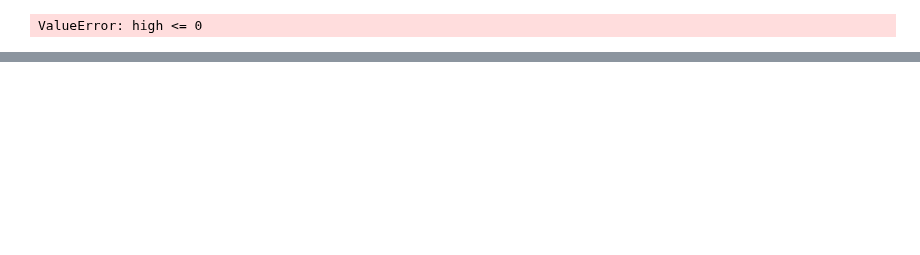
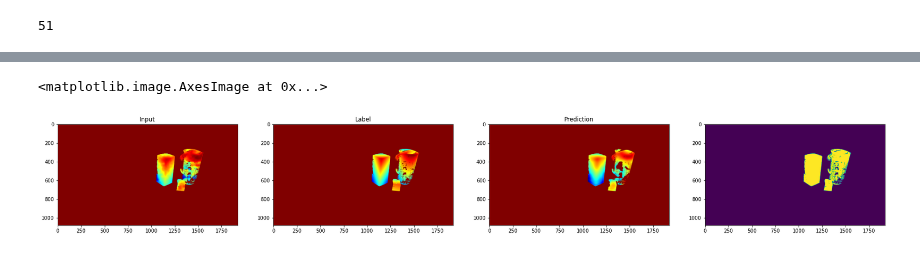
Before and after one commit to alr-internship/self-supervised-depth-denoising, a Jupyter notebook: notebooks/10_evaluate_model.ipynb, the cells around one changed output, grey strips where cells are left out. Saved outputs shown, nothing was run; the diff lists cells and outputs as text; code cells hidden in the pictures; blank space fills up the shorter version.

```diff
--- a/notebooks/10_evaluate_model.ipynb
+++ b/notebooks/10_evaluate_model.ipynb
@@ -76,54 +87,38 @@ logging.info(f'\nPredicting image {files[idx]} ...')
 rs_min = np.nanmin(rs_depth)
 rs_max = np.nanmax(rs_depth)
 
-set = BasicDataset.preprocess_set(
-    rs_rgb,
-    rs_depth,
-    mask,
-    zv_depth,
-    dataset_config
-)
-
+set = BasicDataset.preprocess_set(rs_rgb, rs_depth, mask, zv_depth, dataset_config)
 img = set['image'].unsqueeze(0)
-nan_mask = set['nan-mask'].squeeze().numpy()
-region_mask = set['region-mask'].squeeze().numpy()
 img = img.to(device=device, dtype=torch.float32)
 
 with torch.no_grad() and torch.cuda.amp.autocast(enabled=network_config['amp']):
     pred_depths = net(img)
     pred_depth = pred_depths.squeeze().float().cpu().detach().numpy()
 
-# resize images to prediction size
-input_rgb = BasicDataset.resize(rs_rgb, dataset_config.scale)
-# input_depth = BasicDataset.resize(rs_depth, dataset_config.scale)
-input_depth = img.numpy().squeeze()[3]
-# real_depth = BasicDataset.resize(zv_depth, dataset_config.scale)
-real_depth = set['label'].numpy().squeeze()
-output_rgb = BasicDataset.resize(zv_rgb, dataset_config.scale)
+pred_depth = BasicDataset.postprocess_set(set, pred_depth, dataset_config)
 
-# undo normalization
-if dataset_config.normalize_depths:
-    input_depth = unnormalize_depth(input_depth, dataset_config.normalize_depths_min, dataset_config.normalize_depths_max)
-    pred_depth = unnormalize_depth(pred_depth, dataset_config.normalize_depths_min, dataset_config.normalize_depths_max)
-    real_depth = unnormalize_depth(real_depth, dataset_config.normalize_depths_min, dataset_config.normalize_depths_max)
+# apply mask to input images
+rs_depth = np.where(mask, rs_depth, np.nan)
+zv_depth = np.where(mask, zv_depth, np.nan)
 
-# blackout pixel not in mask
-print(np.nanmin(pred_depth), np.nanmax(pred_depth))
-mask = np.logical_and(nan_mask, region_mask)
-pred_depth = np.where(mask, pred_depth, np.nan)
-input_depth = np.where(mask, input_depth, np.nan)
-real_depth = np.where(mask, real_depth, np.nan)
+depth_difference = np.abs(rs_depth - zv_depth)
+ot_depth_difference = np.abs(pred_depth - zv_depth)
+max_depth_difference = np.nanmax(depth_difference)
+logging.info(f"Mean depths: Input {np.nanmean(rs_depth)} Label {np.nanmean(zv_depth)} Predicted {np.nanmean(pred_depth)}")
+logging.info(f"Max depth difference : IT {max_depth_difference}")
+logging.info(f"Distance IT {np.nansum(np.abs(depth_difference))/ np.sum(mask)}")
+logging.info(f"Distance OT {np.nansum(np.abs(zv_depth - pred_depth)) / np.sum(mask)}")
 
-print(f"Mean depths: Input {np.nanmean(input_depth)} Label {np.nanmean(real_depth)} Predicted {np.nanmean(pred_depth)}")
-print(f"Distance IT {np.nansum(np.abs(input_depth - real_depth))/ np.sum(mask)}")
-print(f"Distance OT {np.nansum(np.abs(pred_depth - real_depth)) / np.sum(mask)}")
-
-pred_pcd = imgs_to_pcd(input_rgb, pred_depth, rs_ci)
-input_pcd = imgs_to_pcd(input_rgb, input_depth.astype(np.float32), rs_ci)
-output_pcd = imgs_to_pcd(output_rgb, real_depth, rs_ci)
+pred_pcd = imgs_to_pcd(rs_rgb, pred_depth, rs_ci)
+input_depth_difference_pcd = imgs_to_pcd(((depth_difference / max_depth_difference) * 255).astype(np.uint8), rs_depth, rs_ci)
+ot_depth_difference_pcd = imgs_to_pcd(((ot_depth_difference / np.nanmax(ot_depth_difference)) * 255).astype(np.uint8), rs_depth, rs_ci)
+input_pcd = imgs_to_pcd(rs_rgb, rs_depth.astype(np.float32), rs_ci)
+output_pcd = imgs_to_pcd(zv_rgb, zv_depth, rs_ci)
 
 o3d.visualization.draw_geometries([input_pcd])
 o3d.visualization.draw_geometries([output_pcd])
+o3d.visualization.draw_geometries([input_depth_difference_pcd])
+o3d.visualization.draw_geometries([ot_depth_difference_pcd])
 o3d.visualization.draw_geometries([pred_pcd])
 o3d.visualization.draw_geometries([input_pcd, output_pcd])
 o3d.visualization.draw_geometries([input_pcd, pred_pcd])
@@ -131,10 +126,10 @@ o3d.visualization.draw_geometries([pred_pcd, output_pcd])
 
 _, axarr = plt.subplots(1, 4, figsize=(30, 10))
 axarr[0].title.set_text("Input")
-axarr[0].imshow(visualize_depth(input_depth))
+axarr[0].imshow(visualize_depth(rs_depth))
 axarr[1].title.set_text("Label")
-axarr[1].imshow(visualize_depth(real_depth))
+axarr[1].imshow(visualize_depth(zv_depth))
 axarr[2].title.set_text("Prediction")
 axarr[2].imshow(visualize_depth(pred_depth))
-axarr[3].imshow(to_rgb(rs_rgb))
+axarr[3].imshow(mask)
 # %% [output]
@@ -142 +138 @@ axarr[3].imshow(to_rgb(rs_rgb))
-ValueError: high <= 0
+51
@@ -142,0 +143,2 @@ ValueError: high <= 0
+<matplotlib.image.AxesImage at 0x...>
+[figure, added]
```
Also changed, not shown: parts of 2 cells of this notebook.
